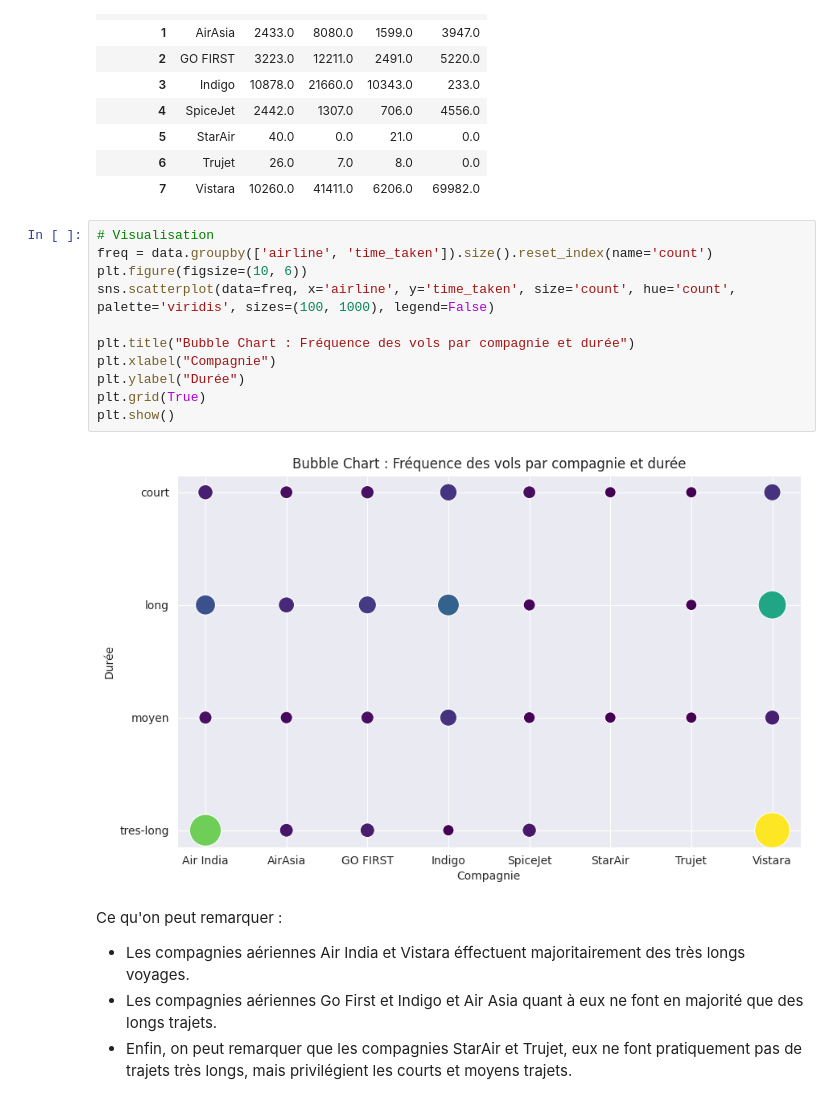
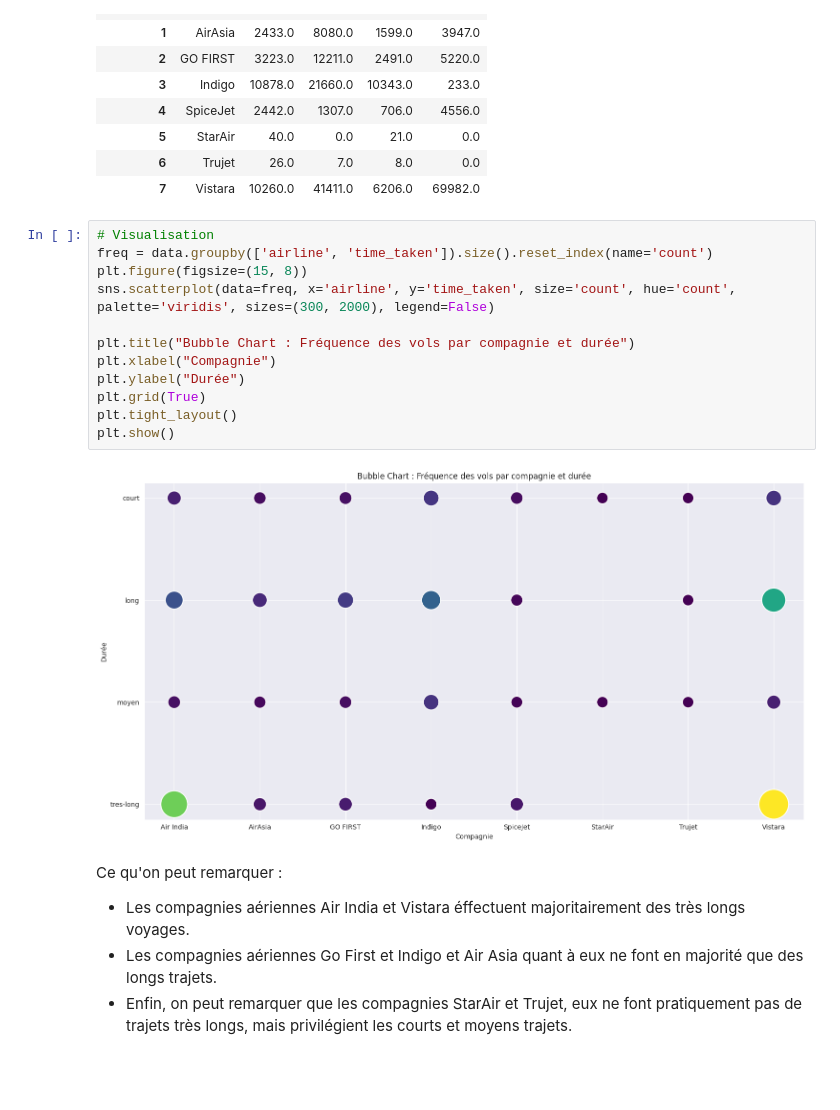
Before and after one commit to chanwinharold/Prevision_du_prix_des_vols, a Jupyter notebook: notebooks/02_exploratory_analysis.ipynb, the cells around one changed output. Saved outputs shown, nothing was run; the diff lists cells and outputs as text; blank space fills up the shorter version.

```diff
--- a/notebooks/02_exploratory_analysis.ipynb
+++ b/notebooks/02_exploratory_analysis.ipynb
@@ -577,16 +576,17 @@ pivot_airline_by_tt
 # %%
 # Visualisation
 freq = data.groupby(['airline', 'time_taken']).size().reset_index(name='count')
-plt.figure(figsize=(10, 6))
-sns.scatterplot(data=freq, x='airline', y='time_taken', size='count', hue='count', palette='viridis', sizes=(100, 1000), legend=False)
+plt.figure(figsize=(15, 8))
+sns.scatterplot(data=freq, x='airline', y='time_taken', size='count', hue='count', palette='viridis', sizes=(300, 2000), legend=False)
 
 plt.title("Bubble Chart : Fréquence des vols par compagnie et durée")
 plt.xlabel("Compagnie")
 plt.ylabel("Durée")
 plt.grid(True)
+plt.tight_layout()
 plt.show()
 # %% [output]
-[figure, old version]
+[figure, new version]
 # %% [markdown]
 Ce qu'on peut remarquer :
 - Les compagnies aériennes Air India et Vistara éffectuent majoritairement des très longs voyages.
```
Also changed, not shown: parts of 27 cells of this notebook, 1 other file.
